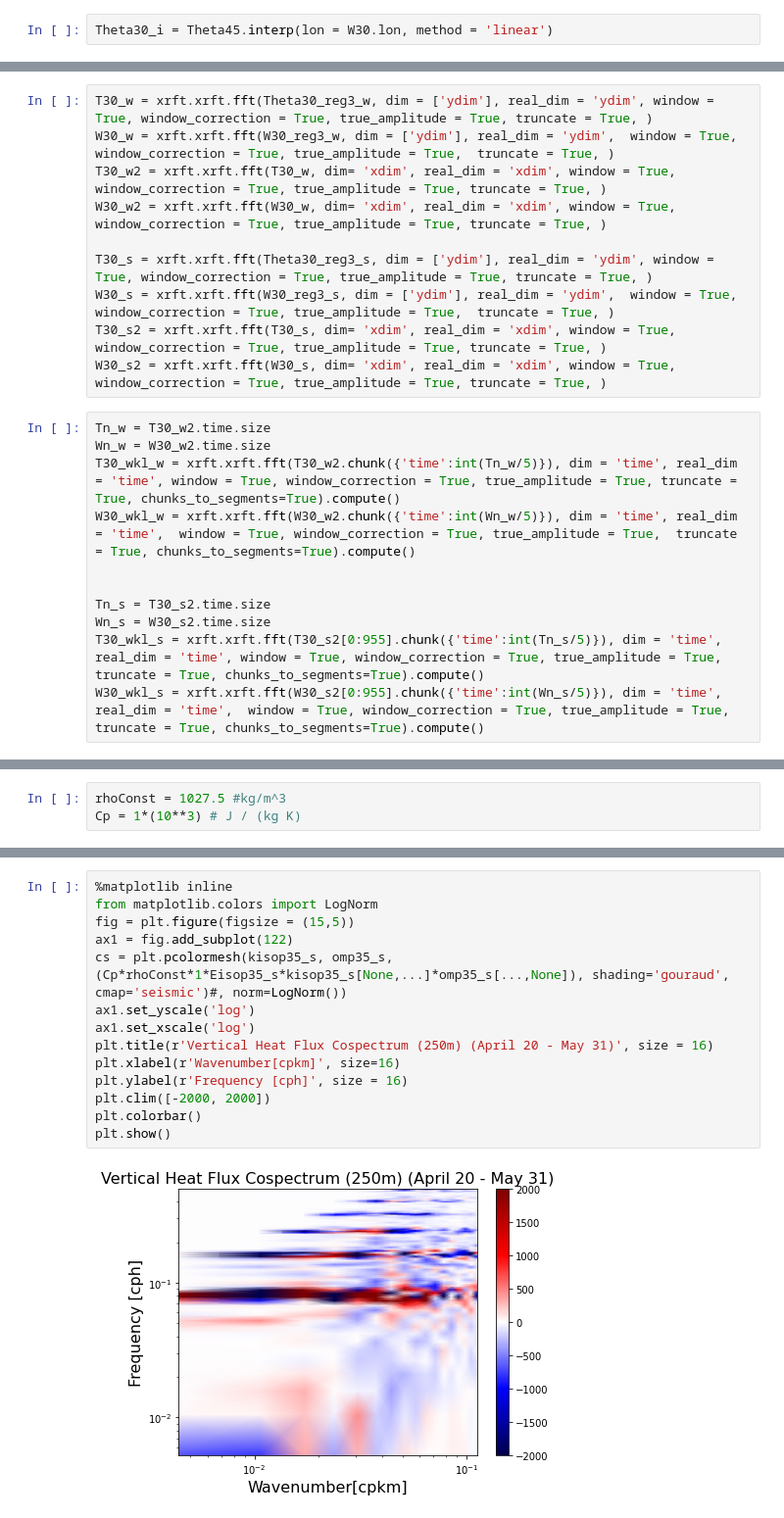
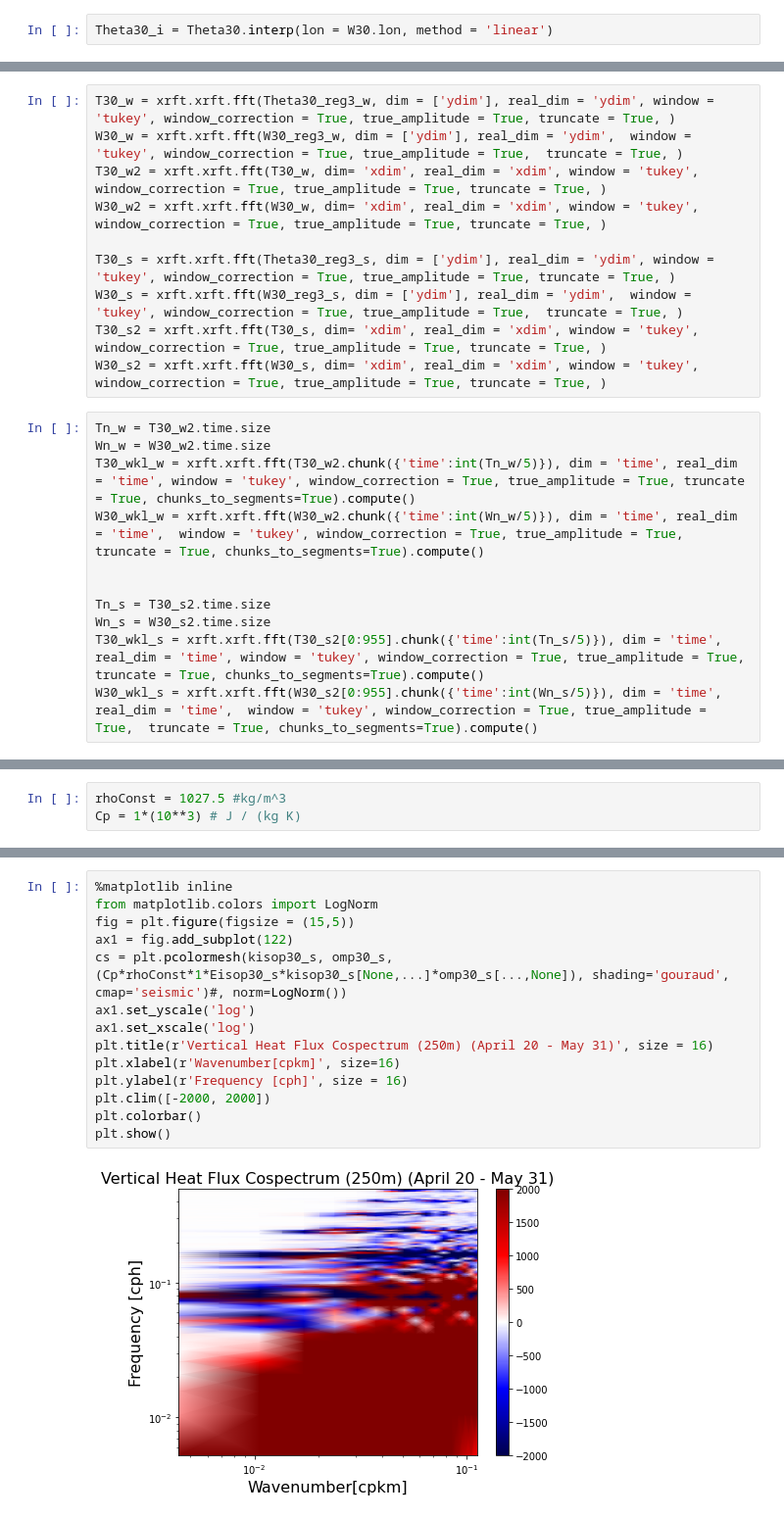
Before and after one commit to avik2007/CoupledOceAtmo, a Jupyter notebook: mit_geos_analysis/notebook18_theta_budget_spectra_hbl_analysis.ipynb, the cells around one changed output, grey strips where cells are left out. Shown at 98% size. Cells and saved outputs as stored; diff of their text form.

```diff
--- a/mit_geos_analysis/notebook18_theta_budget_spectra_hbl_analysis.ipynb
+++ b/mit_geos_analysis/notebook18_theta_budget_spectra_hbl_analysis.ipynb
@@ -1617,7 +1667,7 @@ Data variables:
 Theta30 = T30c.Theta
 W30 = Wc.W
 # %%
-Theta30_i = Theta45.interp(lon = W30.lon, method = 'linear')
+Theta30_i = Theta30.interp(lon = W30.lon, method = 'linear')
 # %%
 Theta30_reg = regularizeCoordinates(Theta30_i,'linear',timeunits = 'hours')
 W30_reg = regularizeCoordinates(W30, 'linear', timeunits = 'hours')
@@ -1642,26 +1692,26 @@ ISOTROPIC_CROSS_SPECTRUM doesn't work unless we transform xdim and ydim to rdim
 
 Also, if you ask it to chunk in one dimension, it default chunks in all dimensions - so don't bother trying to do all 3 dimensions at once
 # %%
-T30_w = xrft.xrft.fft(Theta30_reg3_w, dim = ['ydim'], real_dim = 'ydim', window = True, window_correction = True, true_amplitude = True, truncate = True, )
-W30_w = xrft.xrft.fft(W30_reg3_w, dim = ['ydim'], real_dim = 'ydim',  window = True, window_correction = True, true_amplitude = True,  truncate = True, )
-T30_w2 = xrft.xrft.fft(T30_w, dim= 'xdim', real_dim = 'xdim', window = True, window_correction = True, true_amplitude = True, truncate = True, )
-W30_w2 = xrft.xrft.fft(W30_w, dim= 'xdim', real_dim = 'xdim', window = True, window_correction = True, true_amplitude = True, truncate = True, )
+T30_w = xrft.xrft.fft(Theta30_reg3_w, dim = ['ydim'], real_dim = 'ydim', window = 'tukey', window_correction = True, true_amplitude = True, truncate = True, )
+W30_w = xrft.xrft.fft(W30_reg3_w, dim = ['ydim'], real_dim = 'ydim',  window = 'tukey', window_correction = True, true_amplitude = True,  truncate = True, )
+T30_w2 = xrft.xrft.fft(T30_w, dim= 'xdim', real_dim = 'xdim', window = 'tukey', window_correction = True, true_amplitude = True, truncate = True, )
+W30_w2 = xrft.xrft.fft(W30_w, dim= 'xdim', real_dim = 'xdim', window = 'tukey', window_correction = True, true_amplitude = True, truncate = True, )
 
-T30_s = xrft.xrft.fft(Theta30_reg3_s, dim = ['ydim'], real_dim = 'ydim', window = True, window_correction = True, true_amplitude = True, truncate = True, )
-W30_s = xrft.xrft.fft(W30_reg3_s, dim = ['ydim'], real_dim = 'ydim',  window = True, window_correction = True, true_amplitude = True,  truncate = True, )
-T30_s2 = xrft.xrft.fft(T30_s, dim= 'xdim', real_dim = 'xdim', window = True, window_correction = True, true_amplitude = True, truncate = True, )
-W30_s2 = xrft.xrft.fft(W30_s, dim= 'xdim', real_dim = 'xdim', window = True, window_correction = True, true_amplitude = True, truncate = True, )
+T30_s = xrft.xrft.fft(Theta30_reg3_s, dim = ['ydim'], real_dim = 'ydim', window = 'tukey', window_correction = True, true_amplitude = True, truncate = True, )
+W30_s = xrft.xrft.fft(W30_reg3_s, dim = ['ydim'], real_dim = 'ydim',  window = 'tukey', window_correction = True, true_amplitude = True,  truncate = True, )
+T30_s2 = xrft.xrft.fft(T30_s, dim= 'xdim', real_dim = 'xdim', window = 'tukey', window_correction = True, true_amplitude = True, truncate = True, )
+W30_s2 = xrft.xrft.fft(W30_s, dim= 'xdim', real_dim = 'xdim', window = 'tukey', window_correction = True, true_amplitude = True, truncate = True, )
 # %%
 Tn_w = T30_w2.time.size
 Wn_w = W30_w2.time.size
-T30_wkl_w = xrft.xrft.fft(T30_w2.chunk({'time':int(Tn_w/5)}), dim = 'time', real_dim = 'time', window = True, window_correction = True, true_amplitude = True, truncate = True, chunks_to_segments=True).compute()
-W30_wkl_w = xrft.xrft.fft(W30_w2.chunk({'time':int(Wn_w/5)}), dim = 'time', real_dim = 'time',  window = True, window_correction = True, true_amplitude = True,  truncate = True, chunks_to_segments=True).compute()
+T30_wkl_w = xrft.xrft.fft(T30_w2.chunk({'time':int(Tn_w/5)}), dim = 'time', real_dim = 'time', window = 'tukey', window_correction = True, true_amplitude = True, truncate = True, chunks_to_segments=True).compute()
+W30_wkl_w = xrft.xrft.fft(W30_w2.chunk({'time':int(Wn_w/5)}), dim = 'time', real_dim = 'time',  window = 'tukey', window_correction = True, true_amplitude = True,  truncate = True, chunks_to_segments=True).compute()
 
 
 Tn_s = T30_s2.time.size
 Wn_s = W30_s2.time.size
-T30_wkl_s = xrft.xrft.fft(T30_s2[0:955].chunk({'time':int(Tn_s/5)}), dim = 'time', real_dim = 'time', window = True, window_correction = True, true_amplitude = True, truncate = True, chunks_to_segments=True).compute()
-W30_wkl_s = xrft.xrft.fft(W30_s2[0:955].chunk({'time':int(Wn_s/5)}), dim = 'time', real_dim = 'time',  window = True, window_correction = True, true_amplitude = True,  truncate = True, chunks_to_segments=True).compute()
+T30_wkl_s = xrft.xrft.fft(T30_s2[0:955].chunk({'time':int(Tn_s/5)}), dim = 'time', real_dim = 'time', window = 'tukey', window_correction = True, true_amplitude = True, truncate = True, chunks_to_segments=True).compute()
+W30_wkl_s = xrft.xrft.fft(W30_s2[0:955].chunk({'time':int(Wn_s/5)}), dim = 'time', real_dim = 'time',  window = 'tukey', window_correction = True, true_amplitude = True,  truncate = True, chunks_to_segments=True).compute()
 # %%
 T30_wkl_w_conj = np.conjugate(T30_wkl_w)
 T30_wkl_s_conj = np.conjugate(T30_wkl_s)
@@ -1728,16 +1766,16 @@ plt.show()
 # %%
 %matplotlib inline
 from matplotlib.colors import LogNorm
 fig = plt.figure(figsize = (15,5))
 ax1 = fig.add_subplot(122)
-cs = plt.pcolormesh(kisop35_s, omp35_s, (Cp*rhoConst*1*Eisop35_s*kisop35_s[None,...]*omp35_s[...,None]), shading='gouraud', cmap='seismic')#, norm=LogNorm())
+cs = plt.pcolormesh(kisop30_s, omp30_s, (Cp*rhoConst*1*Eisop30_s*kisop30_s[None,...]*omp30_s[...,None]), shading='gouraud', cmap='seismic')#, norm=LogNorm())
 ax1.set_yscale('log')
 ax1.set_xscale('log')
 plt.title(r'Vertical Heat Flux Cospectrum (250m) (April 20 - May 31)', size = 16)
 plt.xlabel(r'Wavenumber[cpkm]', size=16)
 plt.ylabel(r'Frequency [cph]', size = 16)
 plt.clim([-2000, 2000])
 plt.colorbar()
 plt.show()
 # %% [output]
-[figure, old version]
+[figure, new version]
```
Also changed, not shown: parts of 49 cells of this notebook, 16 other files.
